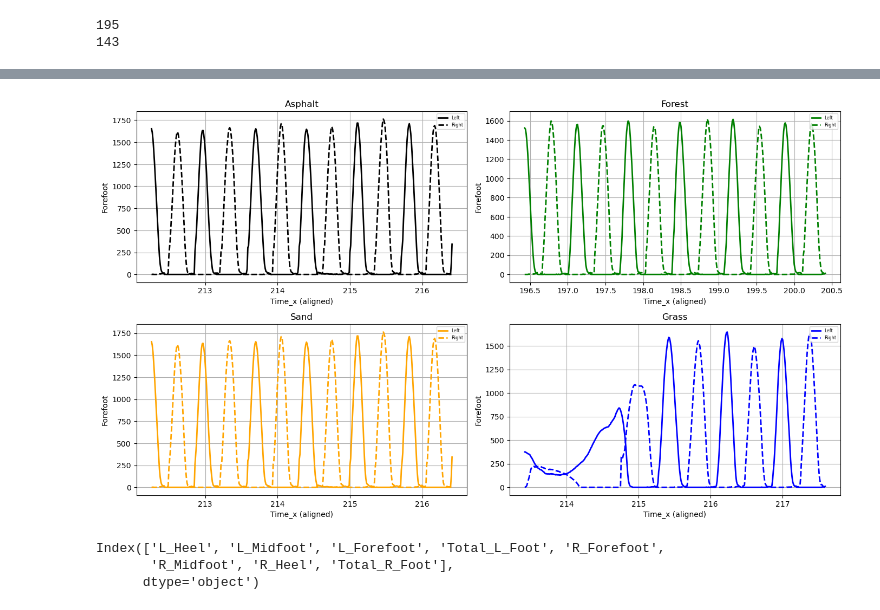
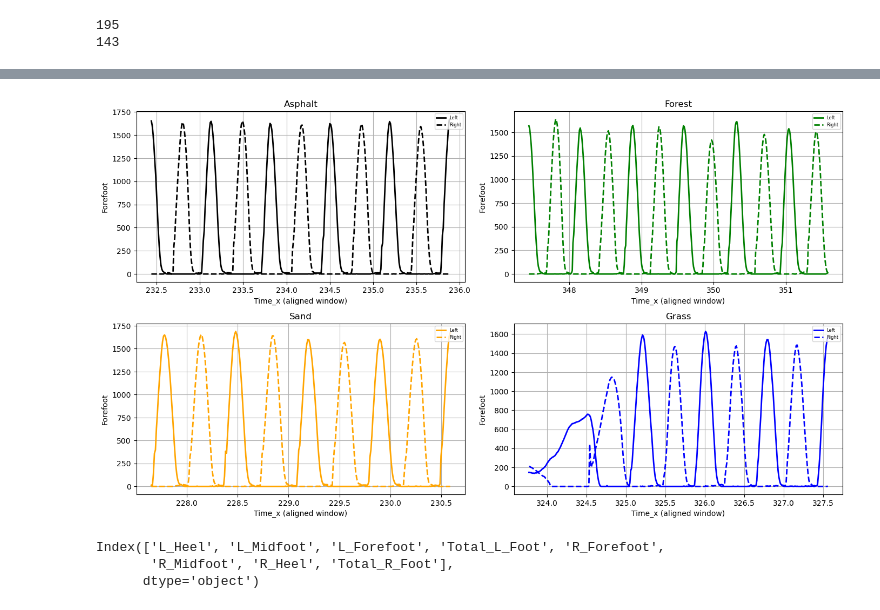
Before and after one commit to Fatemeh-aboulhassani/Movement-Analysis, a Jupyter notebook: notebooks/3. Analysis Foot HeartRate GPX.ipynb, the cells around one changed output, grey strips where cells are left out. Drawn from its saved outputs; the diff is of its cells as text; code cells hidden in the pictures.

Commit message:
debug_plots

```diff
--- a/notebooks/3. Analysis Foot HeartRate GPX.ipynb
+++ b/notebooks/3. Analysis Foot HeartRate GPX.ipynb
@@ -1617,72 +1768,71 @@ name_17
 # %%
-name_17 =  [name_of_dataframe[i] for i in [0, 1, 3, 4]]
-for name in name_17:
-    df = globals()[name].copy()
+
+surfaces = {
+    "Asphalt": Asphalt_S07_01_341_Date_2025_11_17_Time_10_09_36.copy(),
+    "Forest":  Forest_S07_02_492_Date_2025_11_17_Time_09_53_52.copy(),
+    "Sand":    Sand__S07_01_073_Date_2025_11_17_Time_09_15_09.copy(),
+    "Grass":   Grass_S07_01_980_Date_2025_11_17_Time_09_27_24.copy(),
+}
 
 colors = {"Asphalt":"black", "Forest":"green", "Sand":"orange", "Grass":"blue"}
 time_col = "Time_x"
 min_peak_distance = 80
 
-def force_col(df):
-    for c in ("L_Forefoot", "R_Forefoot"):
-        if c in df.columns:
-            return c
-    raise KeyError("No forefoot column found")
-
-def middle_window(dfL):
-    col = force_col(dfL)
-    peaks, _ = find_peaks(dfL[col].to_numpy(), distance=min_peak_distance)
+def middle_window(df, value_col):
+    peaks, _ = find_peaks(df[value_col].to_numpy(), distance=min_peak_distance)
     if len(peaks) < 4:
-        raise ValueError(f"Not enough peaks: {len(peaks)}")
+        raise ValueError(f"Not enough peaks in {value_col}: {len(peaks)}")
     mid = len(peaks) // 2
-    p = peaks[mid-2:mid+2]               # 4 peaks around the middle
-    t0, t1 = dfL.loc[p[0], time_col], dfL.loc[p[-1], time_col]
+    p = peaks[mid-2:mid+2]  # 4 peaks around the middle
+    t0, t1 = df.loc[p[0], time_col], df.loc[p[-1], time_col]
     return (float(min(t0, t1)), float(max(t0, t1)))
 
 def slice_time(df, t0, t1):
-    d = df[(df[time_col] >= t0) & (df[time_col] <= t1)].sort_values(time_col)
-    return d
+    return df[(df[time_col] >= t0) & (df[time_col] <= t1)].sort_values(time_col)
 
 def interp_to(df_src, t_ref, value_col):
     df_src = df_src.sort_values(time_col)
     x = df_src[time_col].to_numpy()
     y = df_src[value_col].to_numpy()
-    x, idx = np.unique(x, return_index=True)   # remove duplicate times
+    x, idx = np.unique(x, return_index=True)  # remove duplicate times
     y = y[idx]
     return np.interp(t_ref, x, y)
 
 fig, axes = plt.subplots(2, 2, figsize=(14, 8))
 axes = axes.ravel()
 
-for ax, (surface, p) in zip(axes, files.items()):
-    dfL = pd.read_csv(p["L"])
-    dfR = pd.read_csv(p["R"])
+for ax, (surface, df) in zip(axes, surfaces.items()):
 
-    colL = force_col(dfL)
-    colR = force_col(dfR)
+    df = df[[time_col, "L_Forefoot", "R_Forefoot"]].dropna().sort_values(time_col)
 
-    t0, t1 = middle_window(dfL)
 
-    segL = slice_time(dfL, t0, t1)
-    segR = slice_time(dfR, t0, t1)
+    t0, t1 = middle_window(df, "L_Forefoot")
 
-    t_ref = segL[time_col].to_numpy()
-    yL = segL[colL].to_numpy()
-    yR = interp_to(segR, t_ref, colR)
+    seg = slice_time(df, t0, t1)
+
+    t_ref = seg[time_col].to_numpy()
+    yL = seg["L_Forefoot"].to_numpy()
+    yR = seg["R_Forefoot"].to_numpy()
 
     ax.plot(t_ref, yL, lw=2, color=colors[surface], label="Left")
     ax.plot(t_ref, yR, lw=2, color=colors[surface], ls="--", label="Right")
 
-    ax.set(title=surface, xlabel="Time_x (aligned)", ylabel="Forefoot")
+    ax.set_title(surface)
+    ax.set_xlabel("Time_x (aligned window)")
+    ax.set_ylabel("Forefoot")
     ax.grid(True)
     ax.legend(loc="upper right", fontsize=6)
 
 plt.tight_layout(pad=1)
-plt.savefig(r"C:/Users/abolhassni/Desktop/TU Darmstadt/Term 2/bewegung/Bilder/5_Schritte.png",
-            dpi=300, transparent=True, bbox_inches="tight")
+plt.savefig(
+    r"C:/Users/abolhassni/Desktop/TU Darmstadt/Term 2/bewegung/Bilder/5_Schritte.png",
+    dpi=300,
+    transparent=True,
+    bbox_inches="tight"
+)
 plt.show()
 # %% [output]
-[figure, old version]
+[figure, new version]
 # %%
 
 name_17 = [name_of_dataframe[i] for i in [0, 1, 3, 4]]
```
Also changed, not shown: parts of 6 cells of this notebook.
